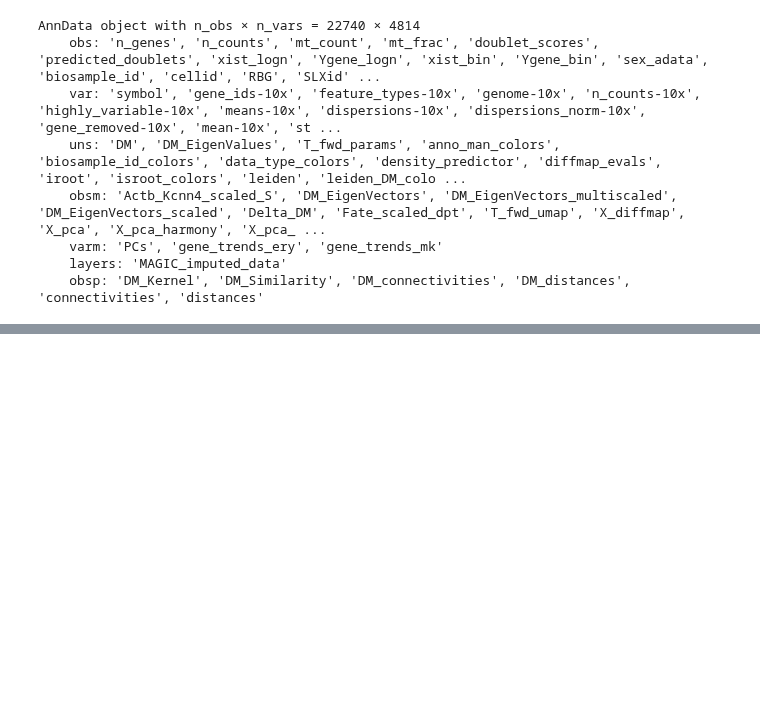
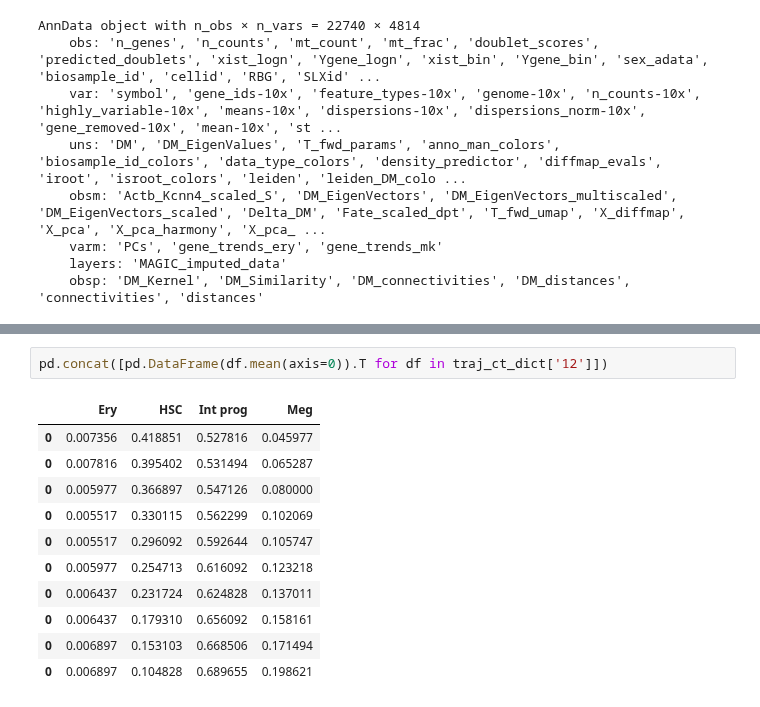
Before and after one commit to oZwZo/PINN_dynamics, a Jupyter notebook: Explore_Notebook/7.evaluation/7-14.evaluate_ery_mk_trajectory.ipynb, the cells around one changed output, grey strips where cells are left out. Saved outputs shown, nothing was run; the diff lists cells and outputs as text; blank space fills up the shorter version.

```diff
--- a/Explore_Notebook/7.evaluation/7-14.evaluate_ery_mk_trajectory.ipynb
+++ b/Explore_Notebook/7.evaluation/7-14.evaluate_ery_mk_trajectory.ipynb
@@ -142,0 +260,14 @@ w2_dict['49'] # ??!!
+# %%
+pd.concat([pd.DataFrame(df.mean(axis=0)).T for df in traj_ct_dict['12']])
+# %% [output]
+|  | Ery | HSC | Int prog | Meg |
+| 0 | 0.007356 | 0.418851 | 0.527816 | 0.045977 |
+| 0 | 0.007816 | 0.395402 | 0.531494 | 0.065287 |
+| 0 | 0.005977 | 0.366897 | 0.547126 | 0.080000 |
+| 0 | 0.005517 | 0.330115 | 0.562299 | 0.102069 |
+| 0 | 0.005517 | 0.296092 | 0.592644 | 0.105747 |
+| 0 | 0.005977 | 0.254713 | 0.616092 | 0.123218 |
+| 0 | 0.006437 | 0.231724 | 0.624828 | 0.137011 |
+| 0 | 0.006437 | 0.179310 | 0.656092 | 0.158161 |
+| 0 | 0.006897 | 0.153103 | 0.668506 | 0.171494 |
+| 0 | 0.006897 | 0.104828 | 0.689655 | 0.198621 |
```
Also changed, not shown: parts of 30 cells of this notebook, 1 other file.
